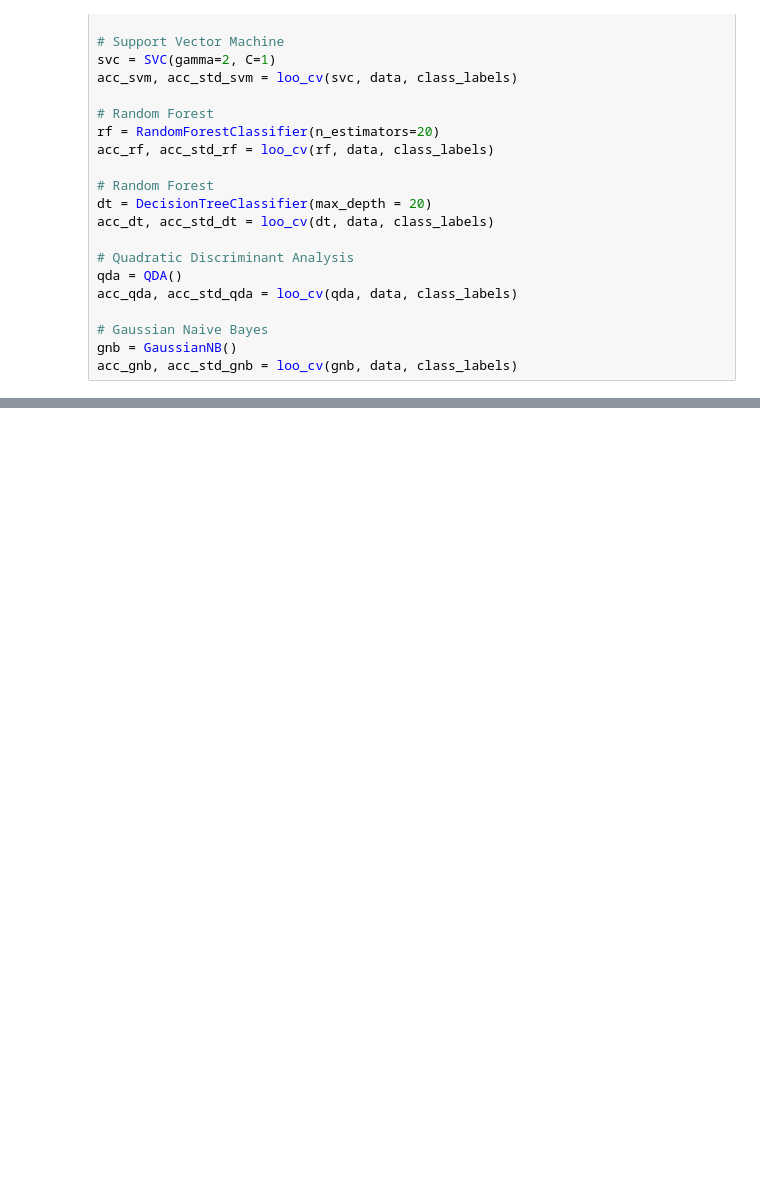
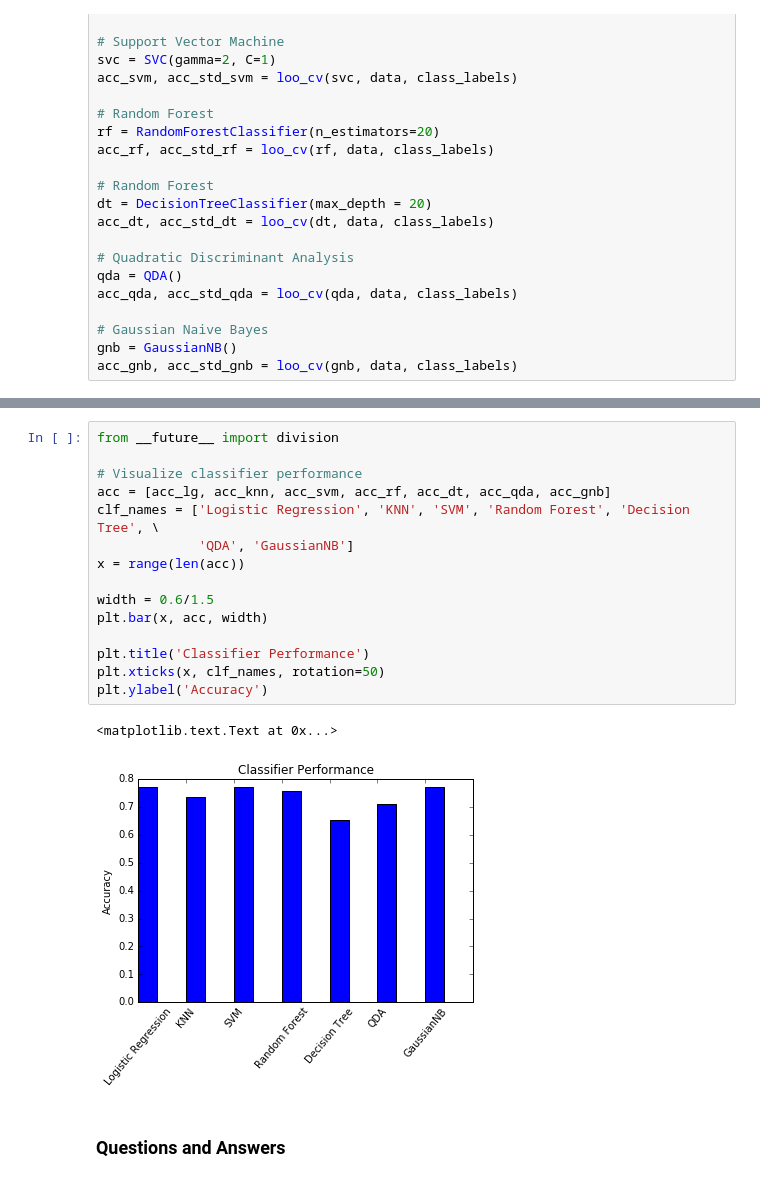
Before and after one commit to Upward-Spiral-Science/spect-team, a Jupyter notebook: Code/Assignment-8/Independent Analysis.ipynb, the cells around one changed output, grey strips where cells are left out. Saved outputs shown, nothing was run; the diff lists cells and outputs as text; blank space fills up the shorter version.

Commit message:
Fixed notebook and added questions

```diff
--- a/Code/Assignment-8/Independent Analysis.ipynb
+++ b/Code/Assignment-8/Independent Analysis.ipynb
@@ -295,2 +289,22 @@ Decision tree accuracy is 0.6573 (+/- 0.475)
 Quadratic Discriminant Analysis accuracy is 0.7119 (+/- 0.453)
 Gaussian NB accuracy is 0.7699 (+/- 0.421)
+# %%
+from __future__ import division
+
+# Visualize classifier performance
+acc = [acc_lg, acc_knn, acc_svm, acc_rf, acc_dt, acc_qda, acc_gnb]
+clf_names = ['Logistic Regression', 'KNN', 'SVM', 'Random Forest', 'Decision Tree', \
+             'QDA', 'GaussianNB']
+x = range(len(acc))
+
+width = 0.6/1.5
+plt.bar(x, acc, width)
+
+plt.title('Classifier Performance')
+plt.xticks(x, clf_names, rotation=50)
+plt.ylabel('Accuracy')
+# %% [output]
+<matplotlib.text.Text at 0x...>
+[figure, added]
+# %% [markdown]
+### Questions and Answers
```
Also changed, not shown: parts of 13 cells of this notebook.
